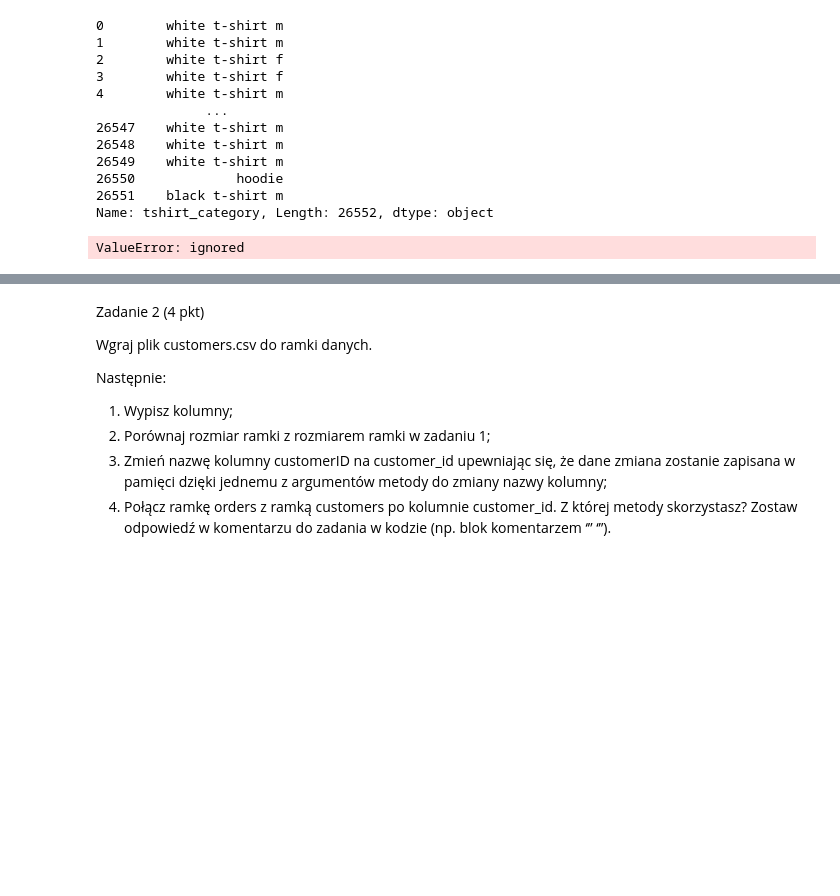
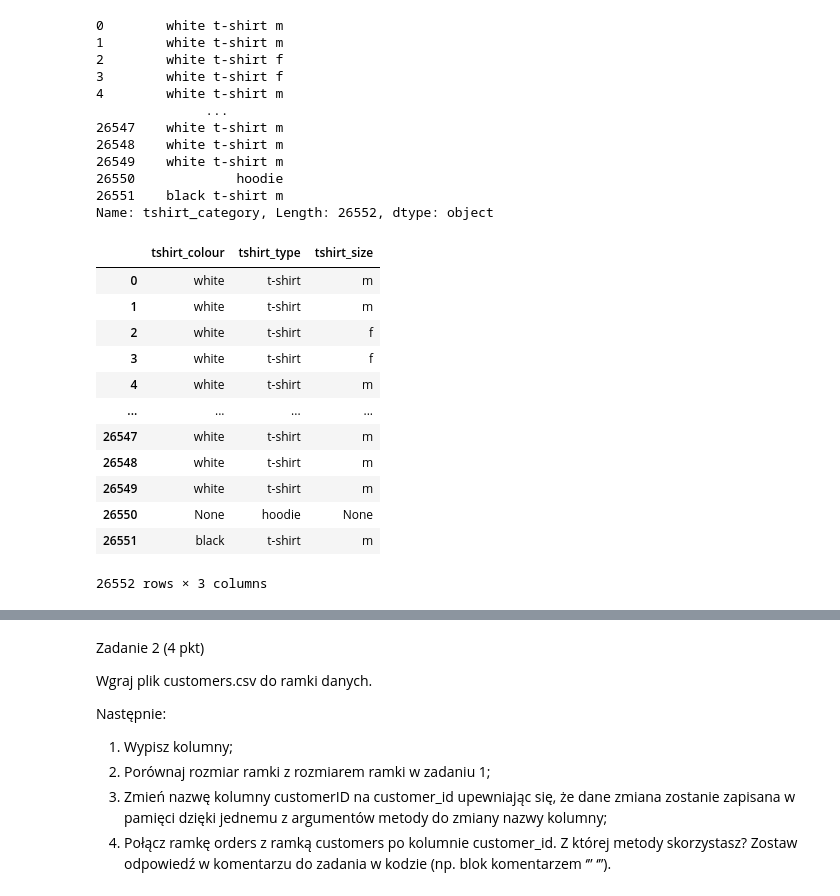
Before and after one commit to s29053/PAD, a Jupyter notebook: 04_PAD_praca_domowa.ipynb, the cells around one changed output, grey strips where cells are left out. Cells and saved outputs as stored; diff of their text form; code cells hidden in the pictures; blank space fills up the shorter version.

```diff
--- a/04_PAD_praca_domowa.ipynb
+++ b/04_PAD_praca_domowa.ipynb
@@ -124,19 +125,31 @@ Name: tshirt_category, Length: 26552, dtype: object
 # %%
 # Rozdziel kolumnę tshirt category na 3 kolumny: tshirt_type, która będzie mówiła
 # o tym czy jest to koszulka, bluza czy coś innego, tshirt_size, która będzie
 # informowała o rozmiarze koszulki, i tshirt_colour, która będzie informowała o
 #  kolorze. Skorzystaj z metody apply.
+
 def my_split(x):
   split1 = x.split(' ')
   if split1[0] in ["white", "black"]:
     return x
   return f"None {x} None"
 
 orders['tshirt_category'] = orders['tshirt_category'].apply(lambda x: my_split(x))
 orders[['tshirt_colour', 'tshirt_type', 'tshirt_size']] = orders['tshirt_category'].str.split(' ', expand=True)
-orders.drop('tshirt_category', inplace=True)
 orders[['tshirt_colour', 'tshirt_type',   'tshirt_size']]
 # %% [output]
+|  | tshirt_colour | tshirt_type | tshirt_size |
+| 0 | white | t-shirt | m |
+| 1 | white | t-shirt | m |
+| 2 | white | t-shirt | f |
+| 3 | white | t-shirt | f |
+| 4 | white | t-shirt | m |
+| ... | ... | ... | ... |
+| 26547 | white | t-shirt | m |
+| 26548 | white | t-shirt | m |
+| 26549 | white | t-shirt | m |
+| 26550 | None | hoodie | None |
+| 26551 | black | t-shirt | m |
-ValueError: ignored
+26552 rows × 3 columns
 # %%
 # Znajdź zamówienia złożone między 31 grudnia 2014 a 2 sierpnia 2016.
```
Also changed, not shown: parts of 4 cells of this notebook.
